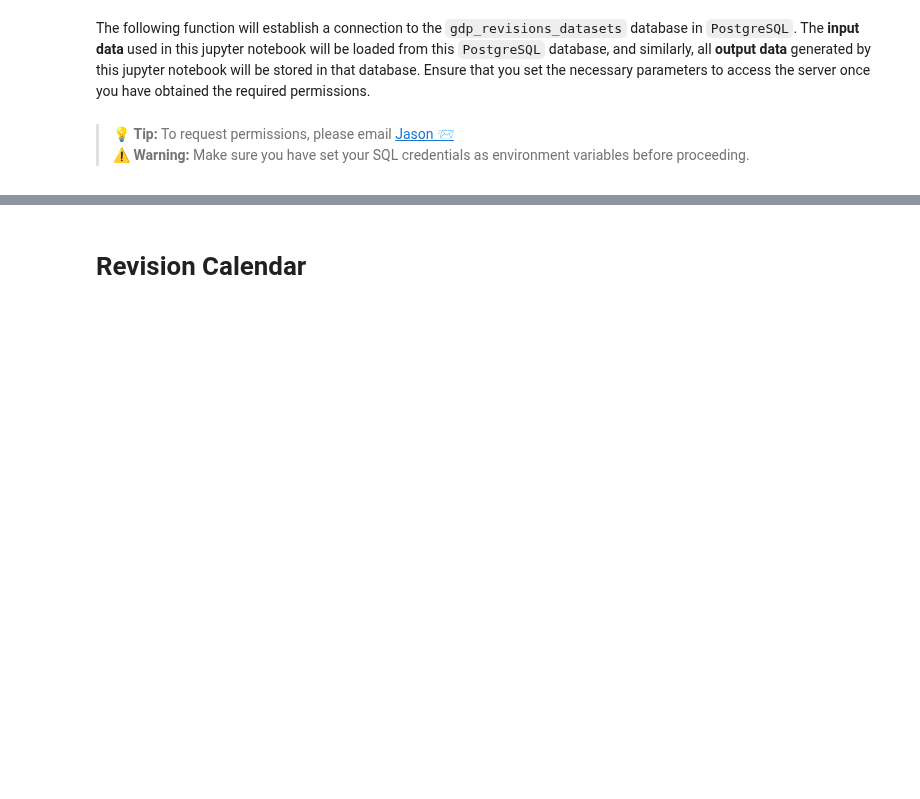
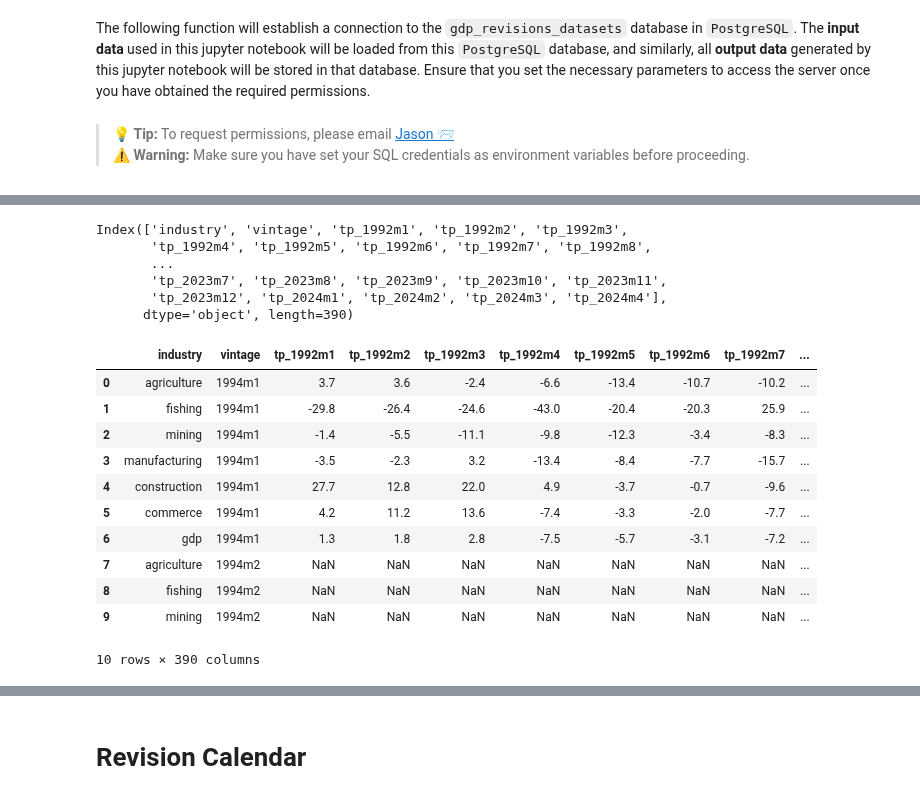
Before and after one commit to JasonCruz18/peru_gdp_revisions, a Jupyter notebook: gdp_revisions_datasets/new_gdp_rtd.ipynb, the cells around one changed output, grey strips where cells are left out. Saved outputs shown, nothing was run; the diff lists cells and outputs as text; code cells hidden in the pictures; blank space fills up the shorter version.

```diff
--- a/gdp_revisions_datasets/new_gdp_rtd.ipynb
+++ b/gdp_revisions_datasets/new_gdp_rtd.ipynb
@@ -491,7 +491,8 @@ engine = create_sqlalchemy_engine()
 concatenated_1 = concatenate_table_1(
     input_data_subfolder = input_data_subfolder,
     record_folder = record_folder,
-    record_txt = '4_concatenated_vintages_tab_1.txt',
+    record_txt = '4_concatenated_rtd_tab_1.txt',
     persist = True,
-    persist_folder = output_data_subfolder
+    persist_folder = output_data_subfolder,
+    csv_file_label =
 )
@@ -498,4 +508,24 @@ concatenated_1 = concatenate_table_1(
 # %%
 concatenated_1.keys()
+# %% [output]
+Index(['industry', 'vintage', 'tp_1992m1', 'tp_1992m2', 'tp_1992m3',
+       'tp_1992m4', 'tp_1992m5', 'tp_1992m6', 'tp_1992m7', 'tp_1992m8',
+       ...
+       'tp_2023m7', 'tp_2023m8', 'tp_2023m9', 'tp_2023m10', 'tp_2023m11',
+       'tp_2023m12', 'tp_2024m1', 'tp_2024m2', 'tp_2024m3', 'tp_2024m4'],
+      dtype='object', length=390)
 # %%
-concatenated_1['new_gdp_rtd_table_1_batch_1']
+concatenated_1.head(10)
+# %% [output]
+|  | industry | vintage | tp_1992m1 | tp_1992m2 | tp_1992m3 | tp_1992m4 | tp_1992m5 | tp_1992m6 | tp_1992m7 | ... |
+| 0 | agriculture | 1994m1 | 3.7 | 3.6 | -2.4 | -6.6 | -13.4 | -10.7 | -10.2 | ... |
+| 1 | fishing | 1994m1 | -29.8 | -26.4 | -24.6 | -43.0 | -20.4 | -20.3 | 25.9 | ... |
+| 2 | mining | 1994m1 | -1.4 | -5.5 | -11.1 | -9.8 | -12.3 | -3.4 | -8.3 | ... |
+| 3 | manufacturing | 1994m1 | -3.5 | -2.3 | 3.2 | -13.4 | -8.4 | -7.7 | -15.7 | ... |
+| 4 | construction | 1994m1 | 27.7 | 12.8 | 22.0 | 4.9 | -3.7 | -0.7 | -9.6 | ... |
+| 5 | commerce | 1994m1 | 4.2 | 11.2 | 13.6 | -7.4 | -3.3 | -2.0 | -7.7 | ... |
+| 6 | gdp | 1994m1 | 1.3 | 1.8 | 2.8 | -7.5 | -5.7 | -3.1 | -7.2 | ... |
+| 7 | agriculture | 1994m2 | NaN | NaN | NaN | NaN | NaN | NaN | NaN | ... |
+| 8 | fishing | 1994m2 | NaN | NaN | NaN | NaN | NaN | NaN | NaN | ... |
+| 9 | mining | 1994m2 | NaN | NaN | NaN | NaN | NaN | NaN | NaN | ... |
+10 rows × 390 columns
```
Also changed, not shown: parts of 4 cells of this notebook, 3 other files.
